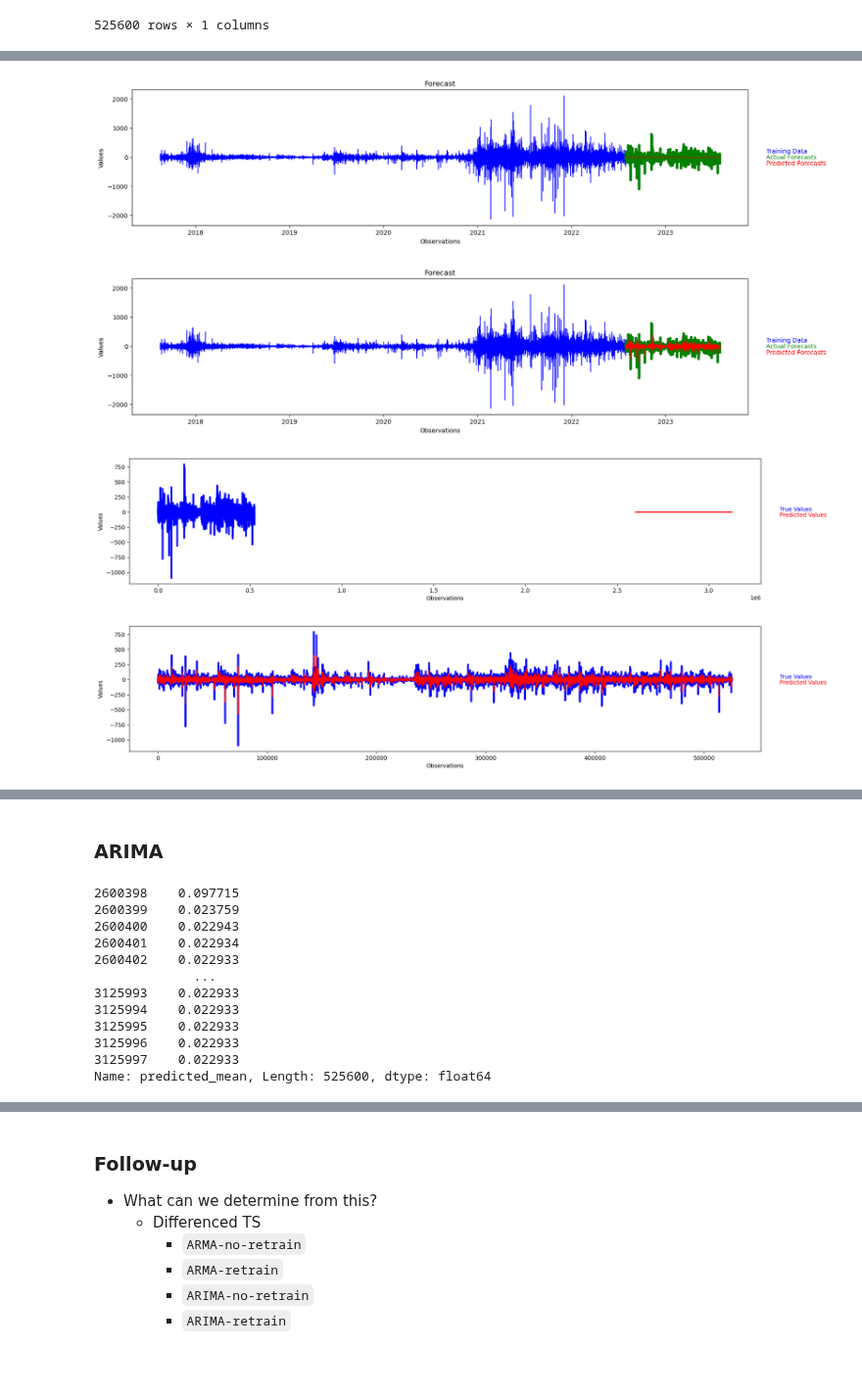
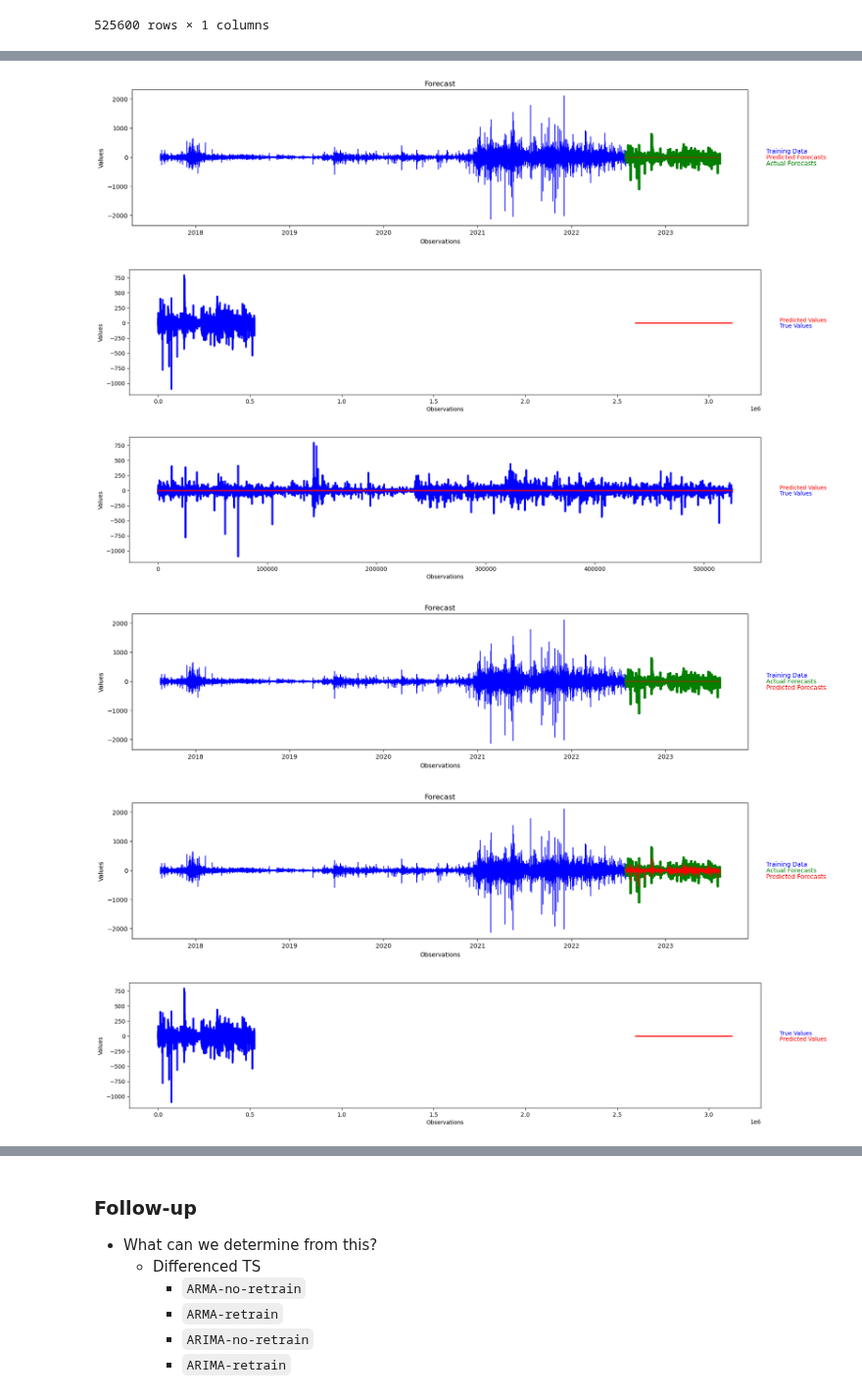
Before and after one commit to Brinkley97/applied_time_series_and_machine_learning, a Jupyter notebook: framework_for_time_series_data/nlp_ts/paper-bitcoin_daily-returns.ipynb, the cells around one changed output, grey strips where cells are left out. Shown at 98% size. Saved outputs shown, nothing was run; the diff lists cells and outputs as text; code cells hidden in the pictures; blank space fills up the shorter version.

```diff
--- a/framework_for_time_series_data/nlp_ts/paper-bitcoin_daily-returns.ipynb
+++ b/framework_for_time_series_data/nlp_ts/paper-bitcoin_daily-returns.ipynb
@@ -253,34 +206,18 @@ diff_test_df
 525600 rows × 1 columns
 # %%
 lag_p = 1
-# ar_model_class = AR()
-# ar_model = ar_model_class.train_ar_model(diff_train_df, lag_p)
+ar_model_class = AR()
+ar_model = ar_model_class.train_ar_model(diff_train_df, lag_p)
 
 error_q = 1
 arma_model_class = ARMA()
 arma_model = arma_model_class.train_arma_model(diff_train_df, lag_p, error_q)
-
-# integrated_d = 1
-# arima_model_class = ARIMA_model()
-# arima_model = arima_model_class.train_arima_model(diff_train_df, lag_p, integrated_d, error_q)
-# %%
-lag_p = 1
-# ar_model_class = AR()
-# ar_model = ar_model_class.train_ar_model(diff_train_df, lag_p)
-
-error_q = 1
-arma_model_class = ARMA()
-arma_model = arma_model_class.train_arma_model(diff_train_df, lag_p, error_q)
-
-integrated_d = 1
-arima_model_class = ARIMA_model()
-arima_model = arima_model_class.train_arima_model(diff_train_df, lag_p, integrated_d, error_q)
 # %%
 # retrain false
-# ar_predictions_no_retrain = ar_model_class.predict(ar_model, diff_train_df, diff_test_df, False, lag_p)
+ar_predictions_no_retrain = ar_model_class.predict(ar_model, diff_train_df, diff_test_df, False, lag_p)
 
 # # retrain true
-# ar_predictions_retrain = ar_model_class.predict(ar_model, diff_train_df, diff_test_df, True, lag_p)
+ar_predictions_retrain = ar_model_class.predict(ar_model, diff_train_df, diff_test_df, True, lag_p)
 
 # retrain false
 arma_predictions_no_retrain = arma_model_class.predict(arma_model, diff_train_df, diff_test_df, False, lag_p)
@@ -345,17 +253,19 @@ Test RMSE: 15.315
 Test MSE: 296.645
 Test RMSE: 17.223
 # %%
-# EvaluationMetric.plot_forecast(diff_train_df, diff_test_df, ar_predictions_no_retrain, False)
-# EvaluationMetric.plot_predictions(diff_test_df, ar_predictions_no_retrain)
-# EvaluationMetric.plot_predictions(diff_test_df, ar_predictions_retrain)
+EvaluationMetric.plot_forecast(diff_train_df, diff_test_df, ar_predictions_no_retrain, False)
+EvaluationMetric.plot_predictions(diff_test_df, ar_predictions_no_retrain)
+EvaluationMetric.plot_predictions(diff_test_df, ar_predictions_retrain)
 
 
 EvaluationMetric.plot_forecast(diff_train_df, diff_test_df, arma_predictions_no_retrain, False)
 EvaluationMetric.plot_forecast(diff_train_df, diff_test_df, arma_predictions_retrain, False)
 EvaluationMetric.plot_predictions(diff_test_df, arma_predictions_no_retrain)
 EvaluationMetric.plot_predictions(diff_test_df, arma_predictions_retrain)
 # %% [output]
-[figure, old version]
+[figure, new version]
-[figure, old version]
+[figure, new version]
-[figure, old version]
+[figure, new version]
-[figure, old version]
+[figure, new version]
+[figure, added]
+[figure, added]
@@ -362,2 +272,0 @@ EvaluationMetric.plot_predictions(diff_test_df, arma_predictions_retrain)
-# %% [markdown]
-### ARIMA
@@ -374,15 +272,0 @@ arima_predictions_retrain = arima_model_class.predict(arima_model, diff_train_df
-# %%
-arima_predictions_no_retrain
-# %% [output]
-2600398    0.097715
-2600399    0.023759
-2600400    0.022943
-2600401    0.022934
-2600402    0.022933
-             ...
-3125993    0.022933
-3125994    0.022933
-3125995    0.022933
-3125996    0.022933
-3125997    0.022933
-Name: predicted_mean, Length: 525600, dtype: float64
```
Also changed, not shown: parts of 23 cells of this notebook, 1 other file.
